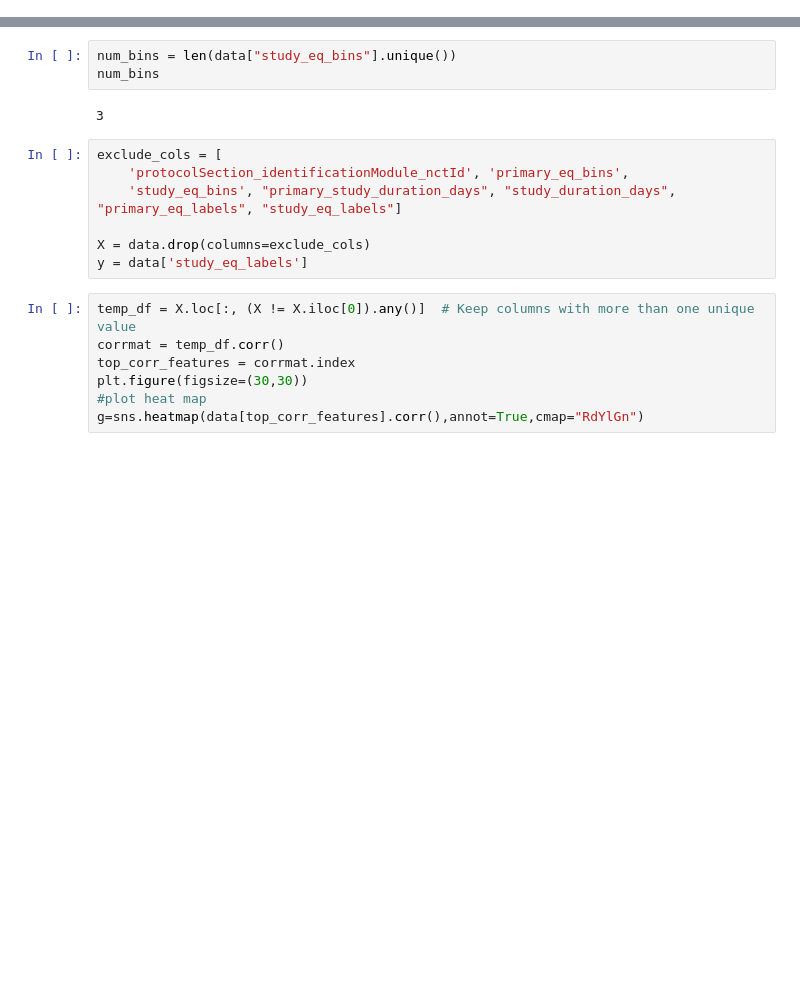
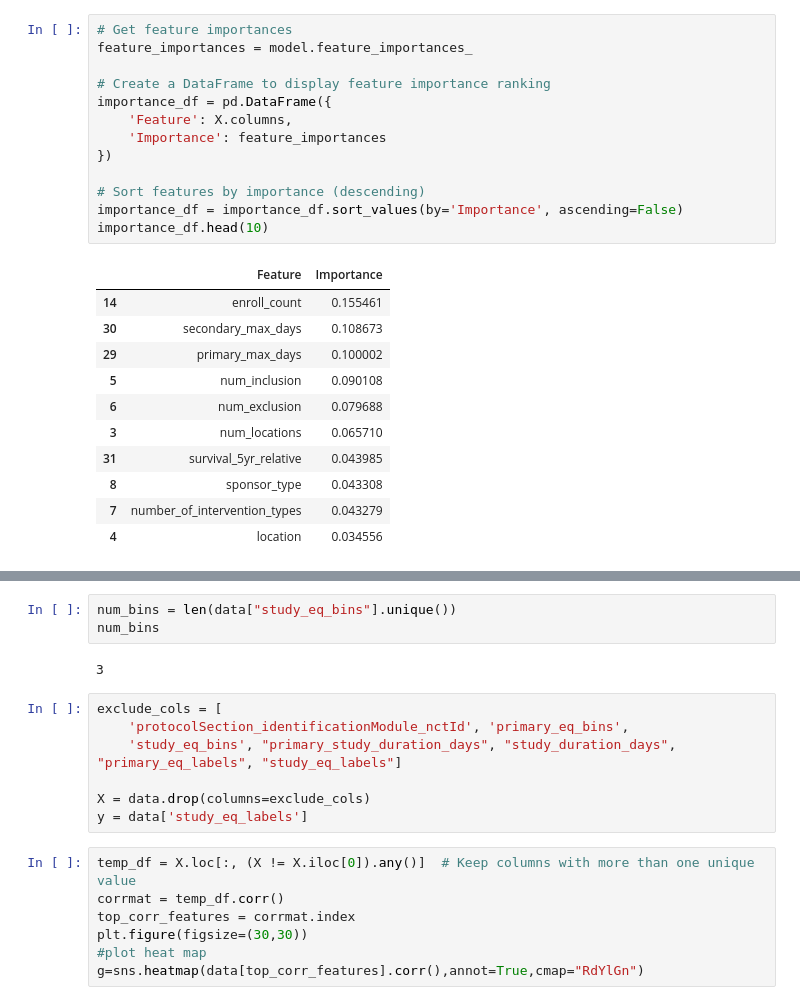
Before and after one commit to cynthiaxu04/predicting-clinicaltrials, a Jupyter notebook: model/feature_ablation.ipynb, the cells around one changed output, grey strips where cells are left out. Drawn from its saved outputs; the diff is of its cells as text; blank space fills up the shorter version.

```diff
--- a/model/feature_ablation.ipynb
+++ b/model/feature_ablation.ipynb
@@ -25,0 +173,25 @@ data = pd.read_csv(file)
+# %%
+# Get feature importances
+feature_importances = model.feature_importances_
+
+# Create a DataFrame to display feature importance ranking
+importance_df = pd.DataFrame({
+    'Feature': X.columns,
+    'Importance': feature_importances
+})
+
+# Sort features by importance (descending)
+importance_df = importance_df.sort_values(by='Importance', ascending=False)
+importance_df.head(10)
+# %% [output]
+|  | Feature | Importance |
+| 14 | enroll_count | 0.155461 |
+| 30 | secondary_max_days | 0.108673 |
+| 29 | primary_max_days | 0.100002 |
+| 5 | num_inclusion | 0.090108 |
+| 6 | num_exclusion | 0.079688 |
+| 3 | num_locations | 0.065710 |
+| 31 | survival_5yr_relative | 0.043985 |
+| 8 | sponsor_type | 0.043308 |
+| 7 | number_of_intervention_types | 0.043279 |
+| 4 | location | 0.034556 |
```
Also changed, not shown: parts of 17 cells of this notebook, 23 other files.
